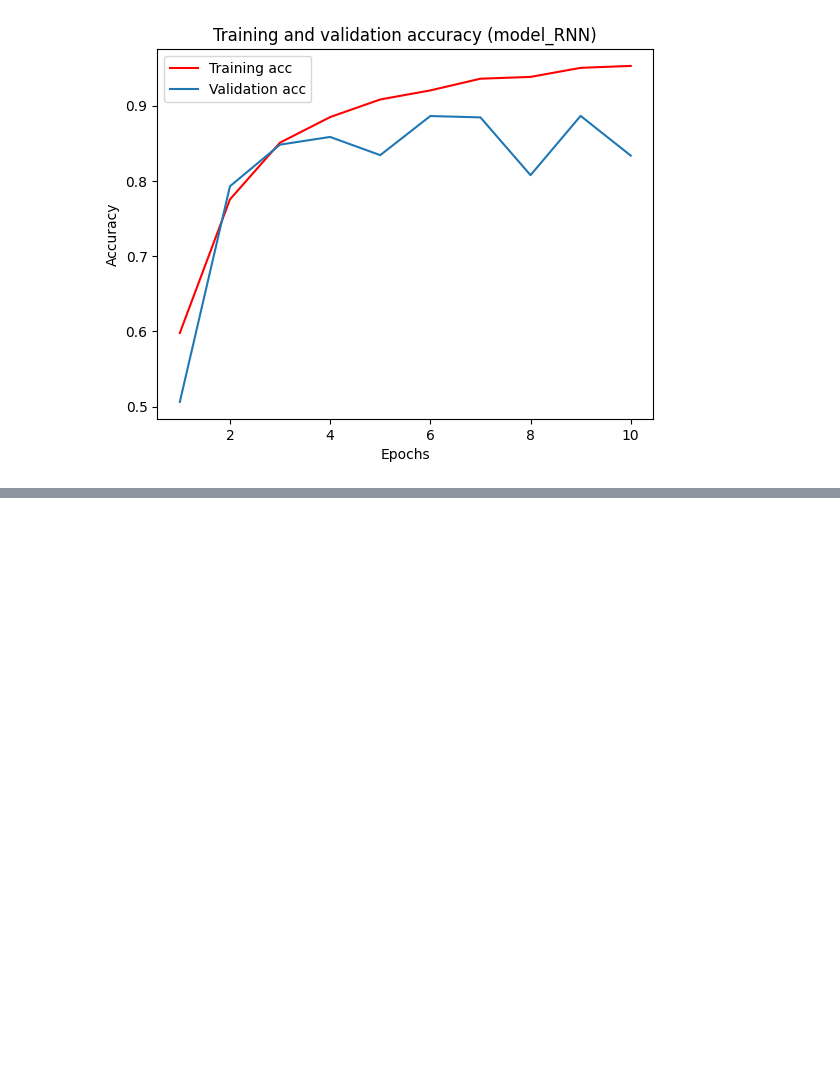
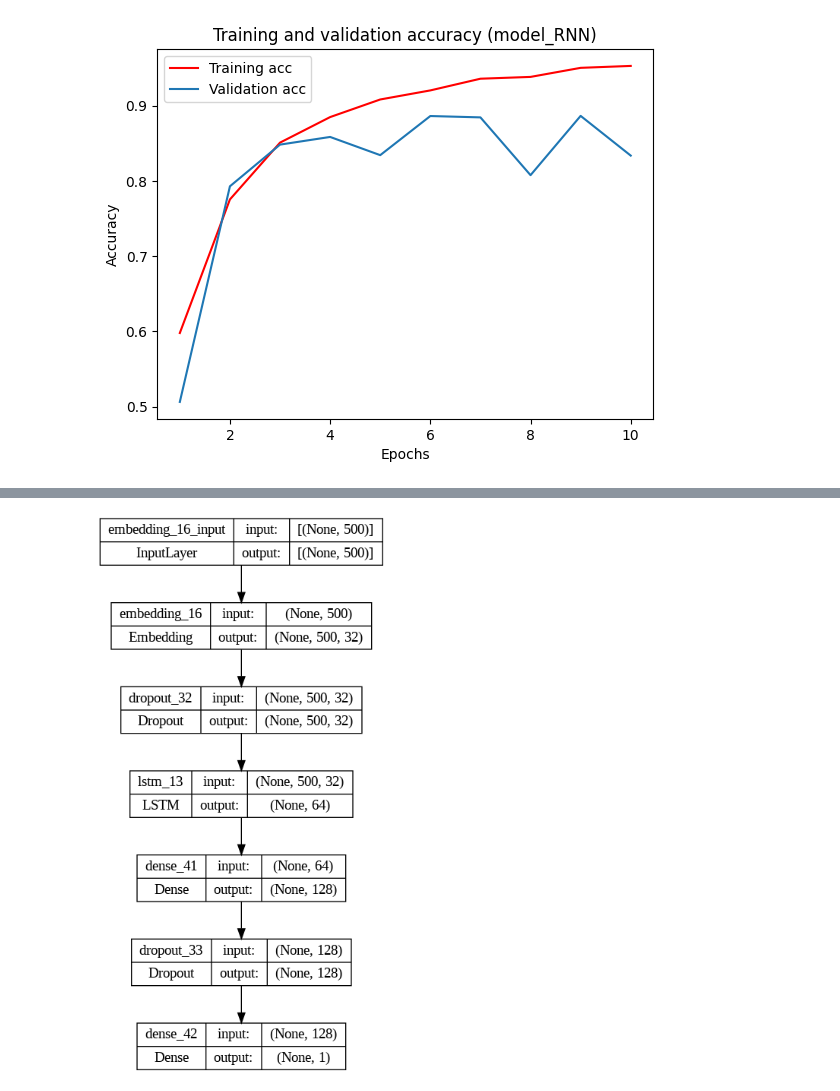
Before and after one commit to evgen-kulik/data_science_hw11, a Jupyter notebook: HW_11.ipynb, the cells around one changed output, grey strips where cells are left out. Cells and saved outputs as stored; diff of their text form; code cells hidden in the pictures; blank space fills up the shorter version.

Commit message:
LSTM
перенавчання

```diff
--- a/HW_11.ipynb
+++ b/HW_11.ipynb
@@ -134,0 +143,14 @@ plt.legend()
+# %%
+model = Sequential([
+    Embedding(max_features, output_dim=32, input_length=maxlen),
+    # додавання Embedding шару для перетворення слів в вектори фіксованої довжини
+    Dropout(0.5),
+    LSTM(64, activation="tanh"),
+    Dense(units=128, activation='relu', kernel_regularizer=l2(0.01)),
+    Dropout(0.5),
+    Dense(1, activation='sigmoid')  # для бінарної класифікації
+])
+
+model.compile(optimizer='adam', loss='binary_crossentropy', metrics=['acc'])
+
+model.summary()
@@ -134,0 +175,7 @@ plt.legend()
+# %%
+# Візуалізуємо шарову структуру моделі
+from keras.utils import plot_model
+
+plot_model(model, show_shapes=True, show_layer_names=True)
+# %% [output]
+[figure, added]
```
Also changed, not shown: parts of 7 cells of this notebook.
